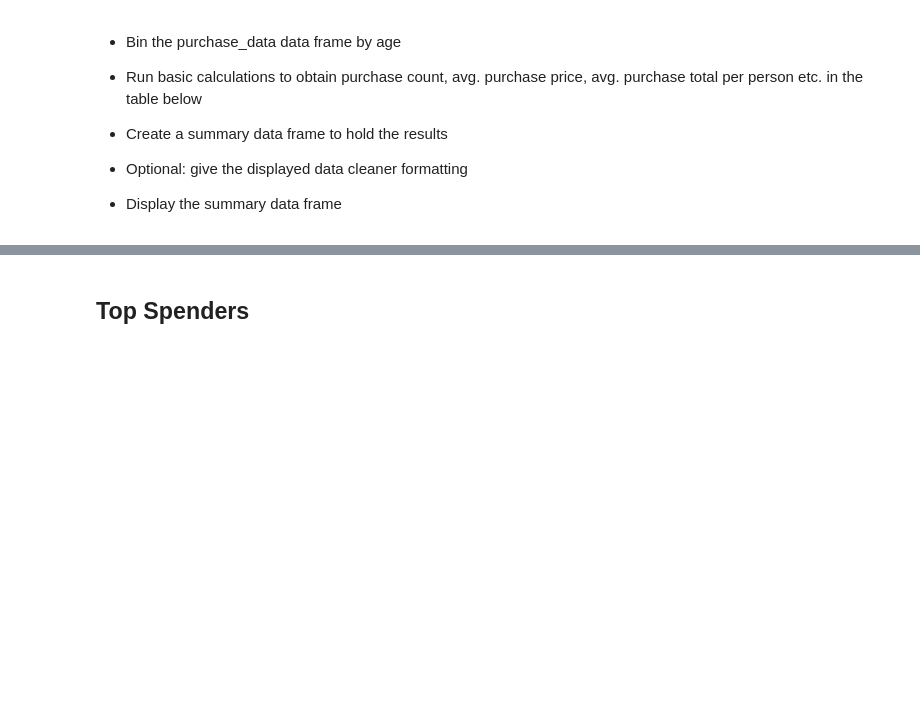
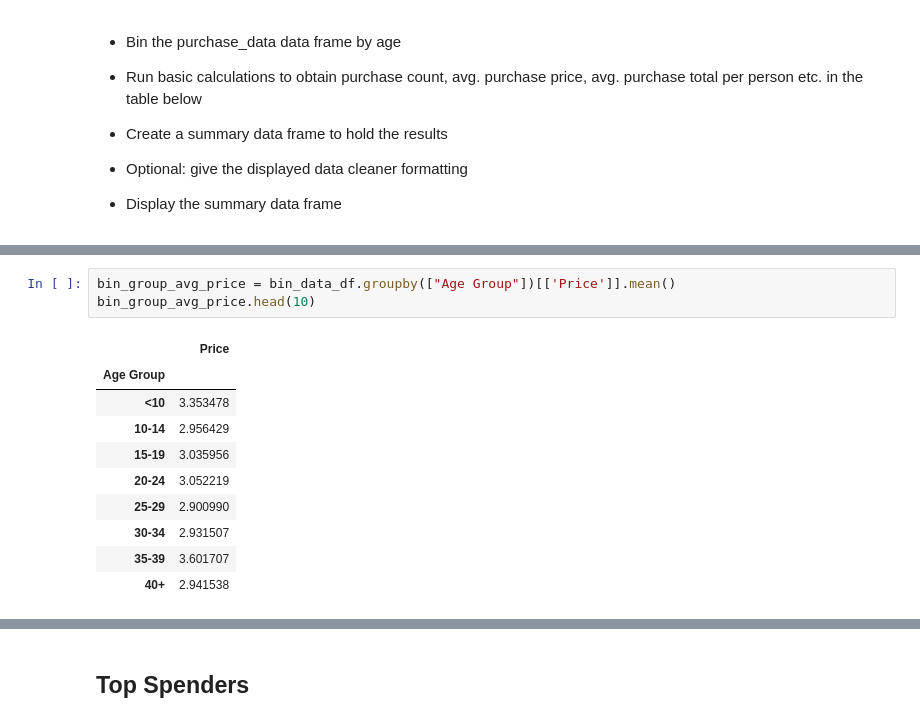
Before and after one commit to candishanks/pandas-challenge, a Jupyter notebook: HeroesOfPymoli/HeroesOfPymoli_starter.ipynb, the cells around one changed output, grey strips where cells are left out. Cells and saved outputs as stored; diff of their text form; blank space fills up the shorter version.

```diff
--- a/HeroesOfPymoli/HeroesOfPymoli_starter.ipynb
+++ b/HeroesOfPymoli/HeroesOfPymoli_starter.ipynb
@@ -320,0 +342,14 @@ age_percentage_df.head()
+# %%
+bin_group_avg_price = bin_data_df.groupby(["Age Group"])[['Price']].mean()
+bin_group_avg_price.head(10)
+# %% [output]
+|  | Price |
+| Age Group |  |
+| <10 | 3.353478 |
+| 10-14 | 2.956429 |
+| 15-19 | 3.035956 |
+| 20-24 | 3.052219 |
+| 25-29 | 2.900990 |
+| 30-34 | 2.931507 |
+| 35-39 | 3.601707 |
+| 40+ | 2.941538 |
```
Also changed, not shown: parts of 6 cells of this notebook.
